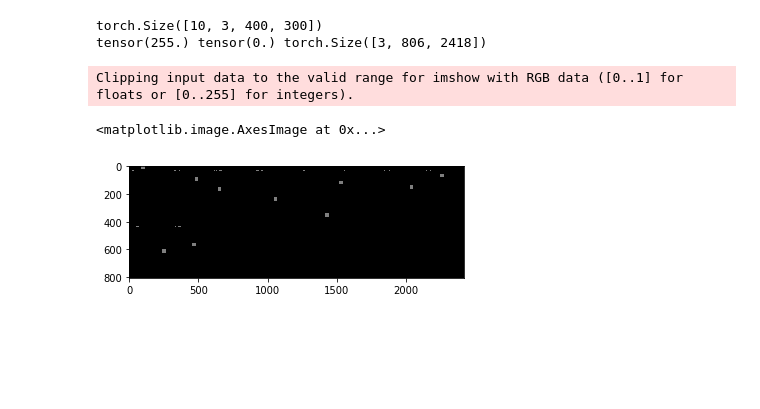
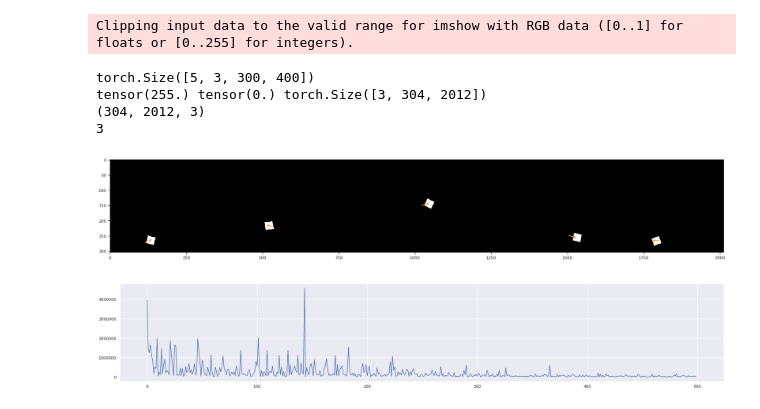
Before and after one commit to nouyang/platt2018, a Jupyter notebook: rcnn_depth/image generation.ipynb, the cells around one changed output. Saved outputs shown, nothing was run; the diff lists cells and outputs as text; code cells hidden in the pictures; blank space fills up the shorter version.

```diff
--- a/rcnn_depth/image generation.ipynb
+++ b/rcnn_depth/image generation.ipynb
@@ -127,24 +188,31 @@ optimizer = torch.optim.Adam(model.parameters(), lr=learning_rate)
 # %%
+losses_list = []
 print('Training model now...')
 total_step = len(train_loader)
 for epoch in range(num_epochs):
     for i_batch, (images, labels) in enumerate(train_loader):
 
+        images, labels = images.to(device), labels.to(device)
         optimizer.zero_grad()
 
         # Forward pass
         outputs = model(images)
+        # magnify orientation loss
+        outputs[2] *= 1
+        labels[2] *= 1
         loss = criterion(outputs, labels)
 
         # Backward and optimize
         loss.backward()
         optimizer.step()
 
-        if (i_batch+1) % 1 == 0:
+        #if (i_batch+1) % 1 == 0:
+        if (epoch+1) % 10 == 0:
             print('Epoch [{}/{}], Step [{}/{}], Loss: {:.4f}'.format(epoch+1,
                                                                       num_epochs,
                                                                       i_batch+1,
                                                                       total_step,
                                                                       loss.item()))
+            losses_list.append(loss.item())
 # %% [output]
 Training model now...
@@ -231,14 +302,19 @@ truth label:
 # %%
 %matplotlib inline
 #im = Image.open("Mew.jpg")
-n = 2
+n = 12
+n = np.random.rand()*len(images)
+n = int(n)
 
 image = io.imread('./data/rect'+str(n)+'.png')
 image_tensor = torch.FloatTensor(image).permute(2, 0, 1) #PIL and torch expect difft orders
 coords = torch.FloatTensor(true_coords[n])
-output = model(image_tensor)
+with torch.no_grad():
+    output = model(image_tensor)
 
 print(true_coords[n])
 print(output)
+x,y,orient = output.cpu().numpy().flatten()
+imshow_coord(image, (x,y, orient))
 plt.imshow(image)
 # %% [output]
@@ -249,19 +326,58 @@ tensor([[250.6488, 261.7675]], grad_fn=<ThAddmmBackward>)
 # %%
 #img = Image.new('RGB', (300,400), 'gray')
+sns.set_style("ticks")
 n = 0
 #imshow_coord(images[n], outputs[n], labels[n])
 
 print(images.size())
 a = torchvision.utils.make_grid(images)
 print(a.max(), a.min(), a.size())
 #a = a / 2 + 0.5     # unnormalize
-a = a.numpy()
-ran = a.max() - a.min()
-a = (a/ran) - 0.5
-plt.imshow(np.transpose(a, (1,2,0)))
+
+a = a.cpu().numpy()
+a = np.transpose(a,(1,2,0))
+print(a.shape)
+print(a.ndim)
+
+#ran = a.max() - a.min()
+#a = (a/ran )
+
+fig,ax = plt.subplots(1)
+# Display the image
+ax.imshow(a)
+#x,y = labels[0].numpy()
+#plt.scatter(x,y, color='g', marker='x', linewidth='1')
+labels = labels.cpu()
+
+plt.rcParams['figure.figsize'] = [30,5]
+import matplotlib.patches as patches
+for i in range(len(labels)):
+    x,y, orient = labels[i].numpy()
+
+# class matplotlib.patches.Rectangle(xy, width, height, angle=0.0, **kwargs)[source]
+
+    rect = patches.Rectangle((x + i*IMG_X, y), 1,20,angle=orient, fill=True, color='orange')
+    ax.add_patch(rect)
+    ax.scatter(x + i*IMG_X, y, color='r', marker='x', linewidth='1')
+#plt.imshow(np.transpose(a, (2,0,1)))
 # %% [output]
-torch.Size([10, 3, 400, 300])
-tensor(255.) tensor(0.) torch.Size([3, 806, 2418])
+Clipping input data to the valid range for imshow with RGB data ([0..1] for floats or [0..255] for integers).
-Clipping input data to the valid range for imshow with RGB data ([0..1] for floats or [0..255] for integers).
+torch.Size([5, 3, 300, 400])
+tensor(255.) tensor(0.) torch.Size([3, 304, 2012])
+(304, 2012, 3)
+3
-<matplotlib.image.AxesImage at 0x...>
-[figure, old version]
+[figure, new version]
+# %%
+import seaborn as sns
+sns.set()
+f = plt.subplot()
+f.plot(range(len(losses_list)), losses_list)
+
+plt.rcParams['figure.figsize'] = [30, 5]
+xposition = np.array(range(num_epoch))  * (total_step)
+#print(xposition)
+for xc in xposition:
+    #plt.axvline(x=xc, color='k', linestyle='--')
+    pass
+# %% [output]
+[figure, added]
```
Also changed, not shown: parts of 12 cells of this notebook, 4 other files.
